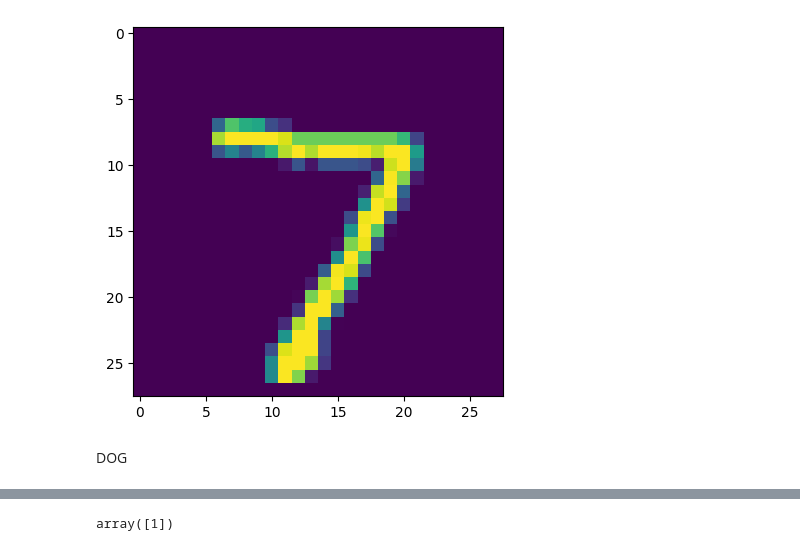
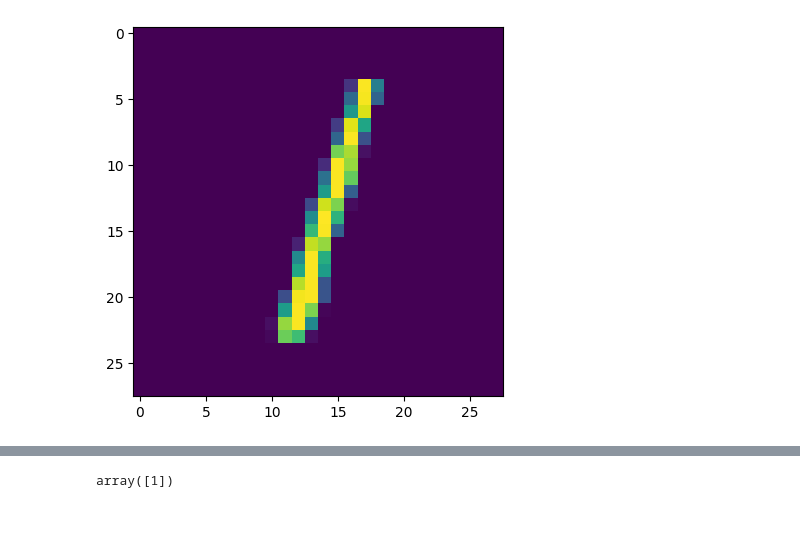
Before and after one commit to PhilippFischer0/MNIST, a Jupyter notebook: notebook.ipynb, the cells around one changed output, grey strips where cells are left out. Cells and saved outputs as stored; diff of their text form; code cells hidden in the pictures; blank space fills up the shorter version.

```diff
--- a/notebook.ipynb
+++ b/notebook.ipynb
@@ -11,21 +11,19 @@ f = gzip.open("test_img.gz", "r")
 image_size_1d = 28
 
 f.read(16)
-buf = f.read(image_size_1d * image_size_1d * 10)
+buf = f.read(image_size_1d * image_size_1d * 50)
 data = np.frombuffer(buf, dtype=np.uint8).astype(np.float32)
 data = data.reshape(10, image_size_1d, image_size_1d, 1)
 # %%
 import matplotlib.pyplot as plt
 
-image = np.asarray(data[0]).squeeze()
+image = np.asarray(data[2]).squeeze()
 plt.imshow(image)
 plt.show()
 data.shape
 f.close()
 # %% [output]
-[figure, old version]
+[figure, new version]
-# %% [markdown]
-DOG
 # %%
 path = '/home/phfischer/projects/MNIST/data'
 
```
Also changed, not shown: parts of 16 cells of this notebook.
